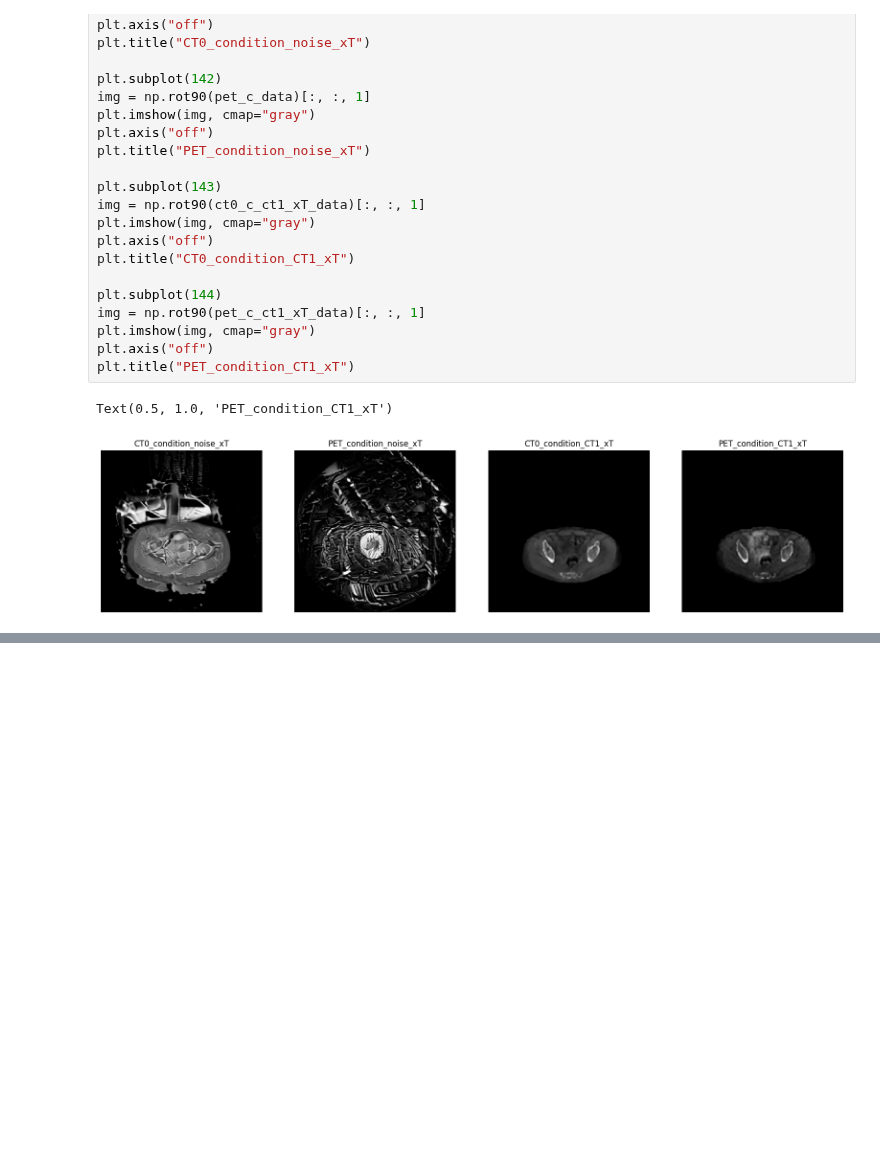
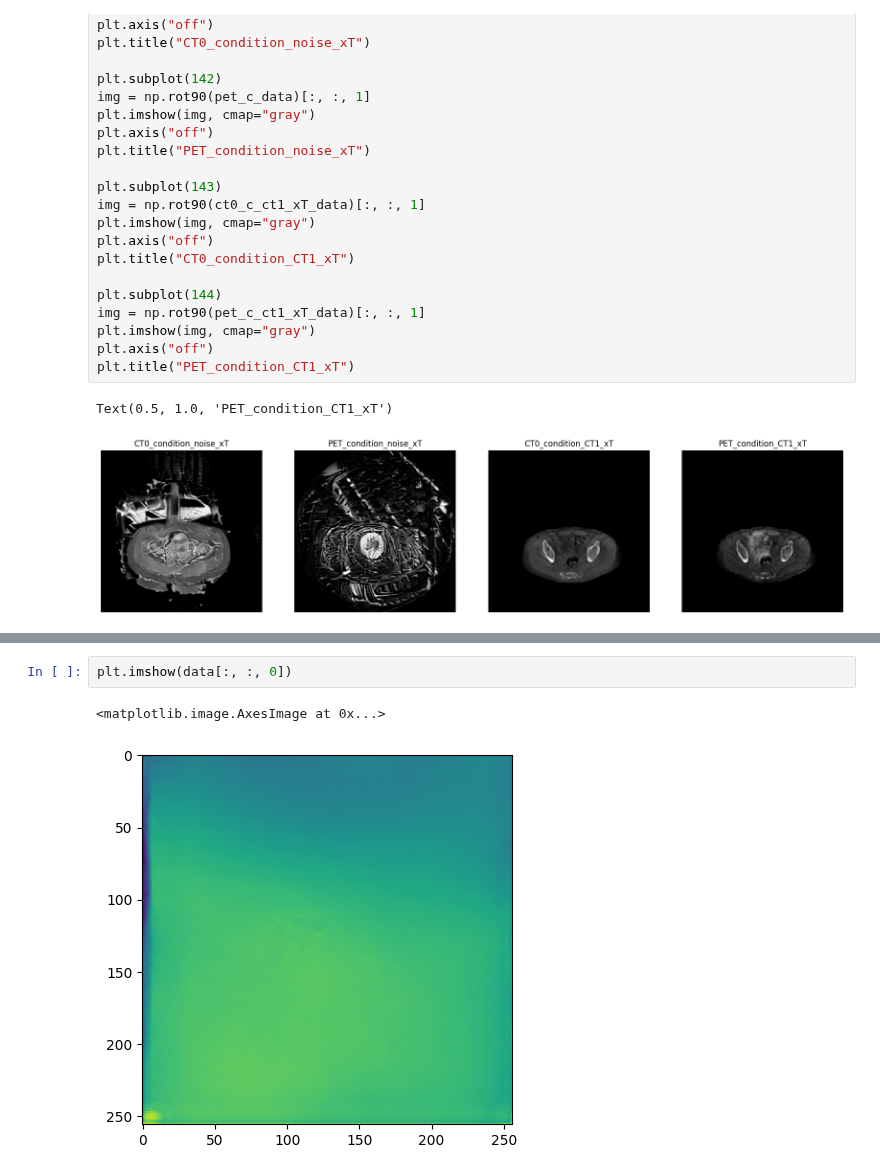
Before and after one commit to WeijieChen2017/SharkSeagrass, a Jupyter notebook: diffusion_ldm_data_gen.ipynb, the cells around one changed output, grey strips where cells are left out. Saved outputs shown, nothing was run; the diff lists cells and outputs as text; blank space fills up the shorter version.

```diff
--- a/diffusion_ldm_data_gen.ipynb
+++ b/diffusion_ldm_data_gen.ipynb
@@ -203,0 +243,5 @@ Text(0.5, 1.0, 'PET_condition_CT1_xT')
+# %%
+plt.imshow(data[:, :, 0])
+# %% [output]
+<matplotlib.image.AxesImage at 0x...>
+[figure, added]
```
Also changed, not shown: parts of 2 cells of this notebook, 3 other files.
